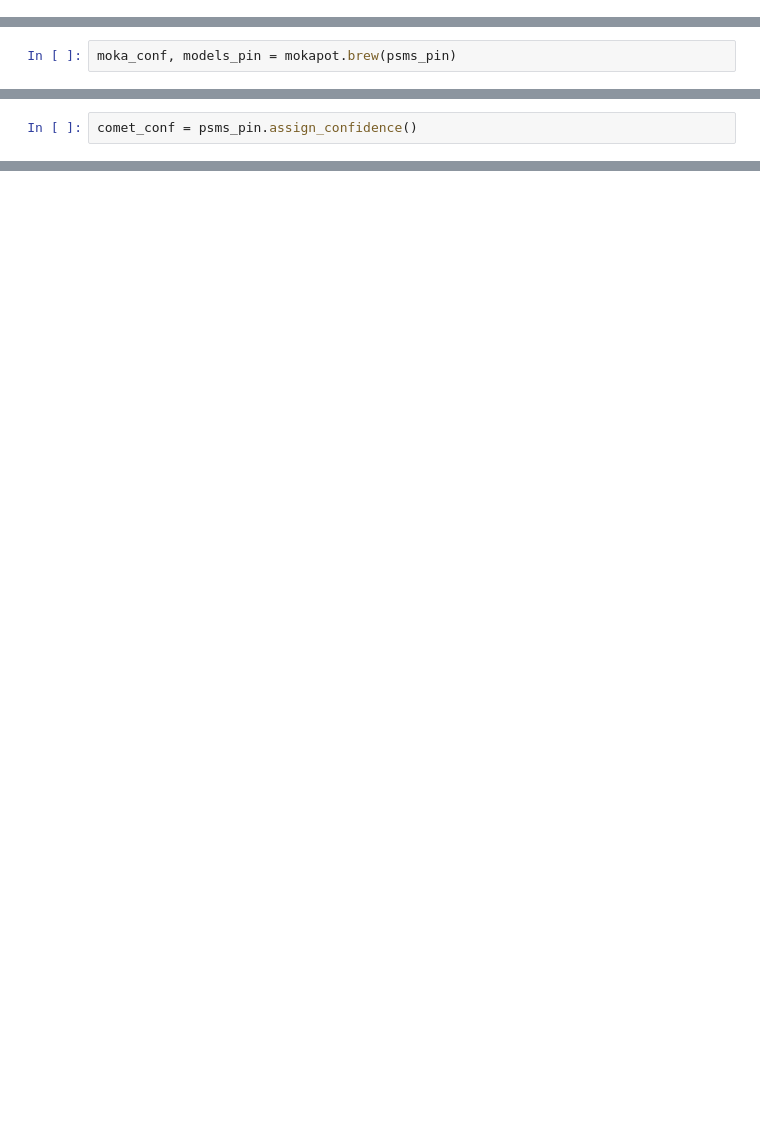
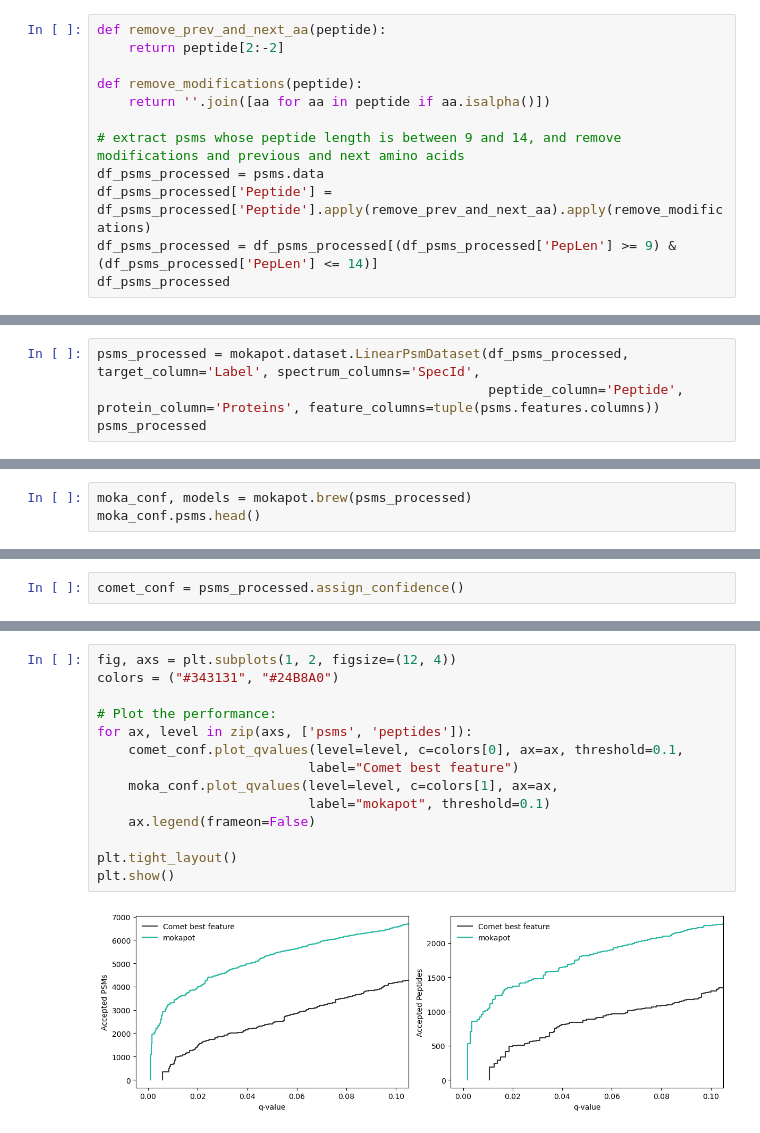
Before and after one commit to 5h4ng/PWM-score, a Jupyter notebook: src/comparison.ipynb, the cells around one changed output, grey strips where cells are left out. Cells and saved outputs as stored; diff of their text form; blank space fills up the shorter version.

```diff
--- a/src/comparison.ipynb
+++ b/src/comparison.ipynb
@@ -68,0 +51,12 @@ array([    3,     4,     6, ..., 48791, 48798, 48805])
+# %%
+def remove_prev_and_next_aa(peptide):
+    return peptide[2:-2]
+
+def remove_modifications(peptide):
+    return ''.join([aa for aa in peptide if aa.isalpha()])
+
+# extract psms whose peptide length is between 9 and 14, and remove modifications and previous and next amino acids
+df_psms_processed = psms.data
+df_psms_processed['Peptide'] = df_psms_processed['Peptide'].apply(remove_prev_and_next_aa).apply(remove_modifications)
+df_psms_processed = df_psms_processed[(df_psms_processed['PepLen'] >= 9) & (df_psms_processed['PepLen'] <= 14)]
+df_psms_processed
@@ -68,0 +77,4 @@ array([    3,     4,     6, ..., 48791, 48798, 48805])
+# %%
+psms_processed = mokapot.dataset.LinearPsmDataset(df_psms_processed, target_column='Label', spectrum_columns='SpecId',
+                                                  peptide_column='Peptide', protein_column='Proteins', feature_columns=tuple(psms.features.columns))
+psms_processed
@@ -69,5 +106,6 @@ array([    3,     4,     6, ..., 48791, 48798, 48805])
 # %%
-moka_conf, models_pin = mokapot.brew(psms_pin)
+moka_conf, models = mokapot.brew(psms_processed)
+moka_conf.psms.head()
 # %% [output]
 INFO: Splitting PSMs into 3 folds...
 INFO:
@@ -92,2 +133,2 @@ moka_conf.psms['Peptide']
 # %%
-comet_conf = psms_pin.assign_confidence()
+comet_conf = psms_processed.assign_confidence()
@@ -93,0 +148,16 @@ comet_conf = psms_pin.assign_confidence()
+# %%
+fig, axs = plt.subplots(1, 2, figsize=(12, 4))
+colors = ("#343131", "#24B8A0")
+
+# Plot the performance:
+for ax, level in zip(axs, ['psms', 'peptides']):
+    comet_conf.plot_qvalues(level=level, c=colors[0], ax=ax, threshold=0.1,
+                           label="Comet best feature")
+    moka_conf.plot_qvalues(level=level, c=colors[1], ax=ax,
+                           label="mokapot", threshold=0.1)
+    ax.legend(frameon=False)
+
+plt.tight_layout()
+plt.show()
+# %% [output]
+[figure, added]
```
Also changed, not shown: parts of 24 cells of this notebook, 1 other file.
